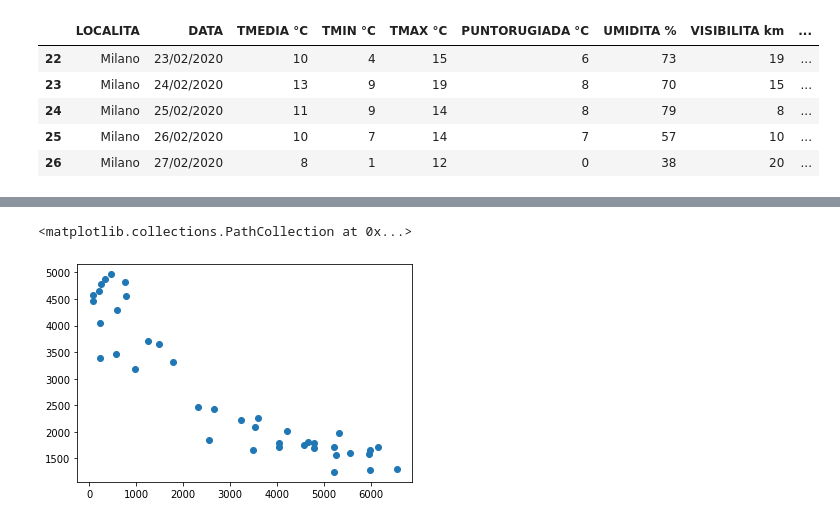
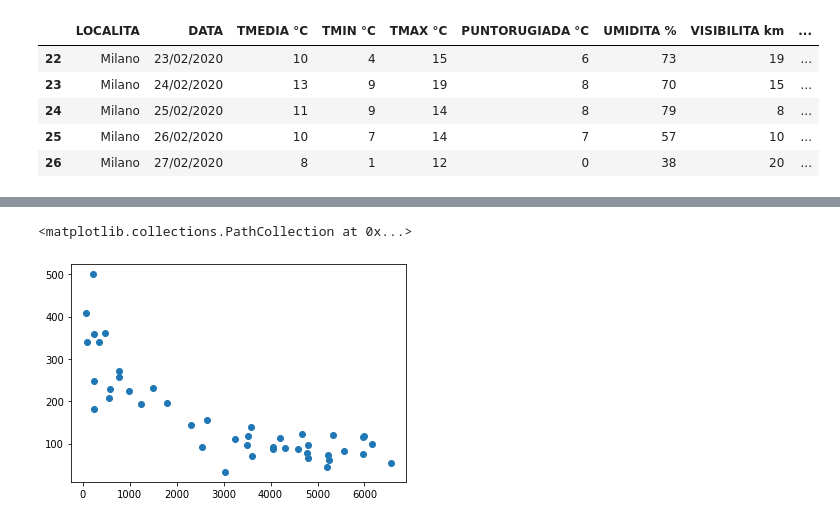
Before and after one commit to Bertonc98/BadCharts, a Jupyter notebook: covid_charts.ipynb, the cells around one changed output, grey strips where cells are left out. Cells and saved outputs as stored; diff of their text form; code cells hidden in the pictures.

```diff
--- a/covid_charts.ipynb
+++ b/covid_charts.ipynb
@@ -139,5 +139,5 @@ st.pearsonr(nuovi_data[:extract],wifi_data['Valore'].iloc[:extract])
 # %%
-plt.scatter(nuovi_data, wifi_data['Valore'])
+plt.scatter(nuovi_data[:extract], wifi_data['Valore'].iloc[:extract])
 # %% [output]
 <matplotlib.collections.PathCollection at 0x...>
-[figure, old version]
+[figure, new version]
```
Also changed, not shown: parts of 7 cells of this notebook, 2 other files.
